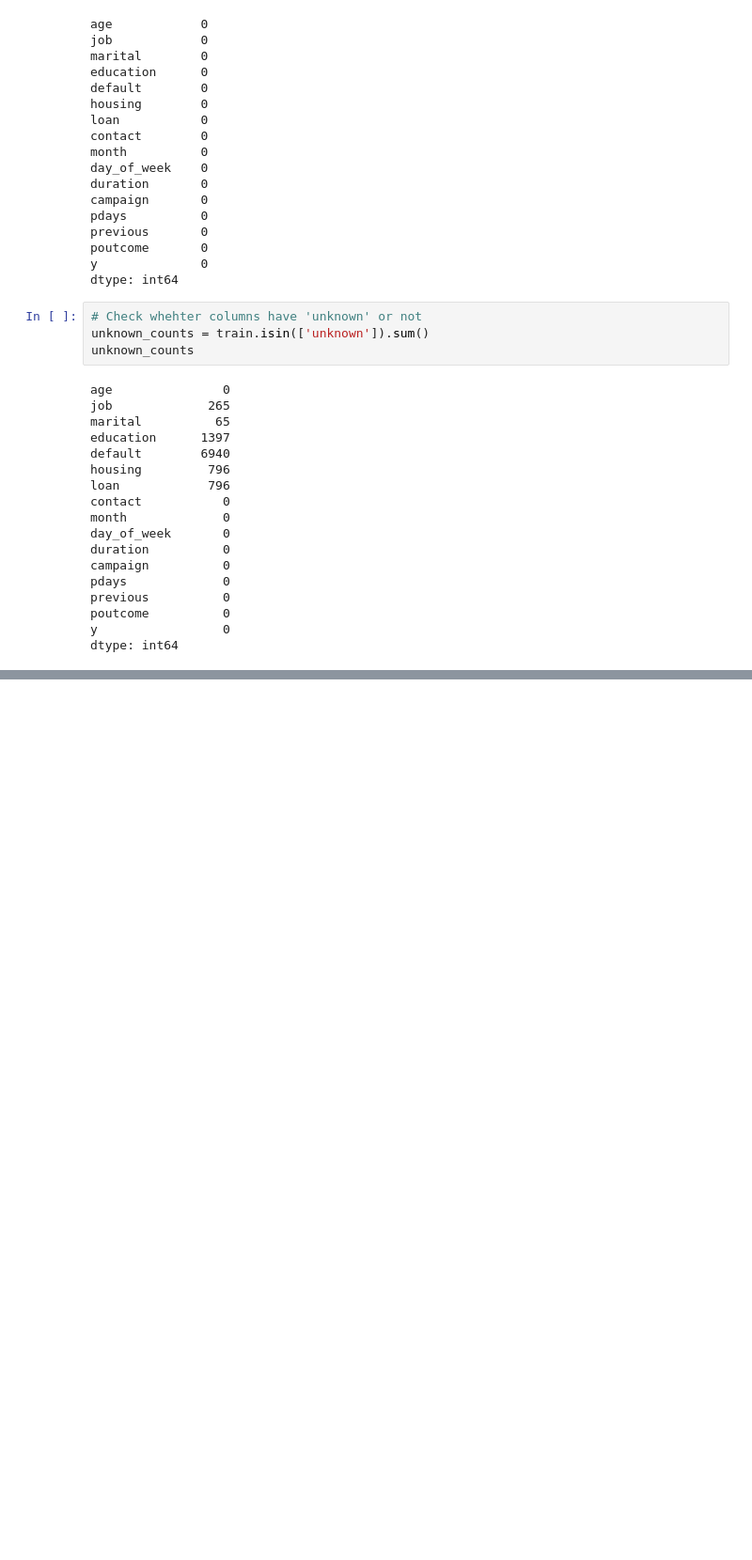
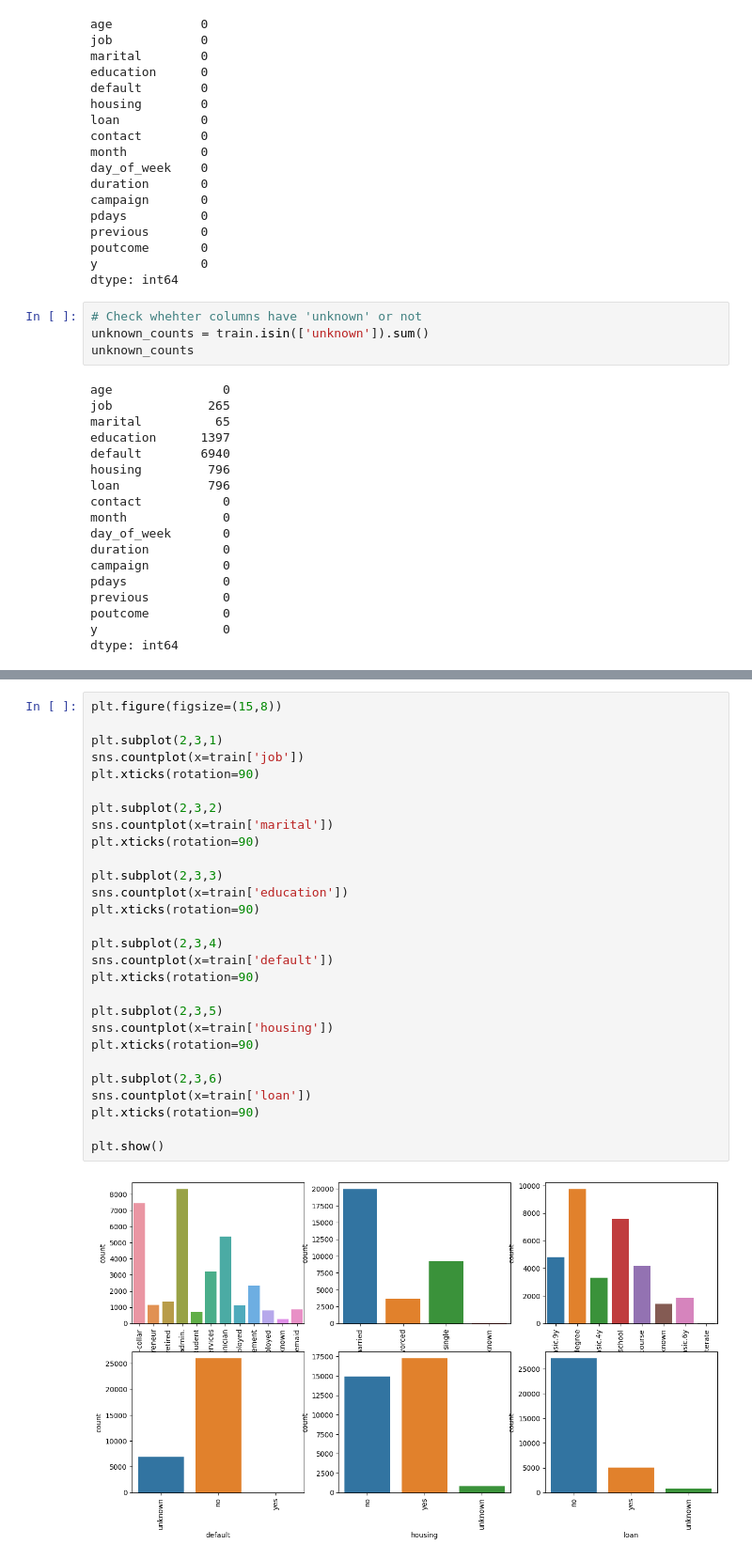
Before and after one commit to hslee0824/banking_data, a Jupyter notebook: main.ipynb, the cells around one changed output, grey strips where cells are left out. Shown: that part at 94% size. Saved outputs shown, nothing was run; the diff lists cells and outputs as text; blank space fills up the shorter version.

```diff
--- a/main.ipynb
+++ b/main.ipynb
@@ -75,0 +146,30 @@ dtype: int64
+# %%
+plt.figure(figsize=(15,8))
+
+plt.subplot(2,3,1)
+sns.countplot(x=train['job'])
+plt.xticks(rotation=90)
+
+plt.subplot(2,3,2)
+sns.countplot(x=train['marital'])
+plt.xticks(rotation=90)
+
+plt.subplot(2,3,3)
+sns.countplot(x=train['education'])
+plt.xticks(rotation=90)
+
+plt.subplot(2,3,4)
+sns.countplot(x=train['default'])
+plt.xticks(rotation=90)
+
+plt.subplot(2,3,5)
+sns.countplot(x=train['housing'])
+plt.xticks(rotation=90)
+
+plt.subplot(2,3,6)
+sns.countplot(x=train['loan'])
+plt.xticks(rotation=90)
+
+plt.show()
+# %% [output]
+[figure, added]
```
Also changed, not shown: parts of 10 cells of this notebook.
